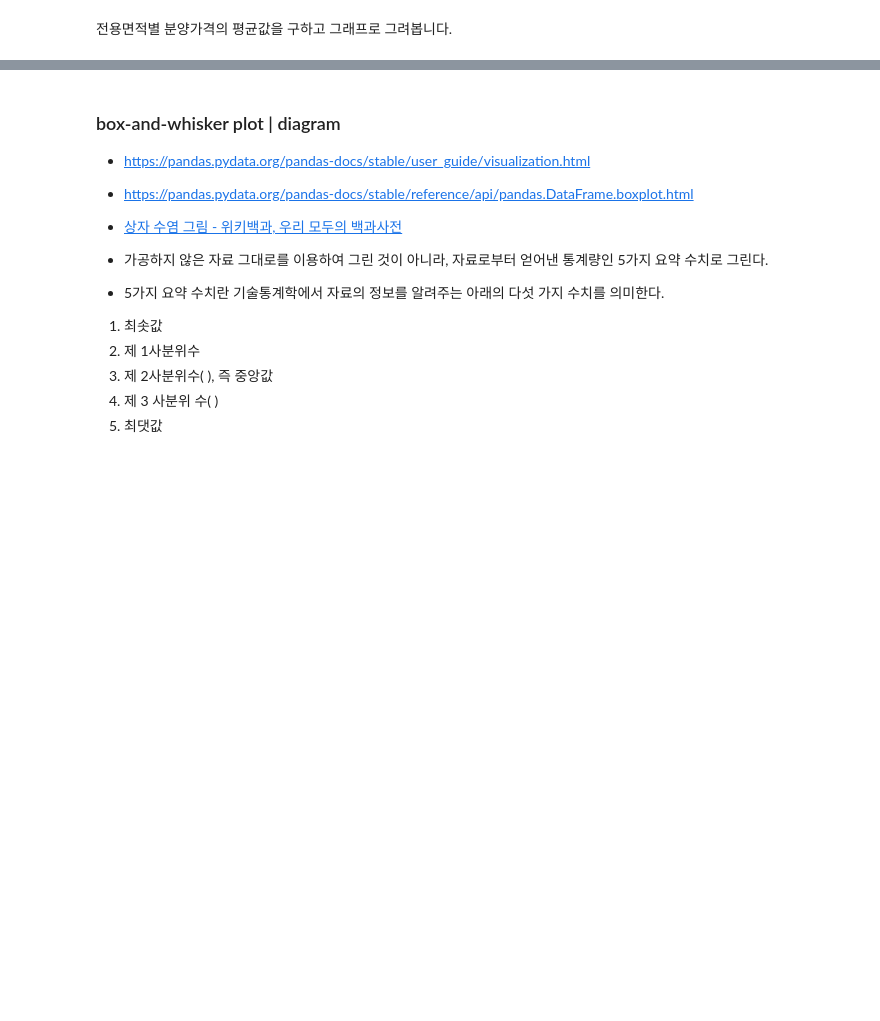
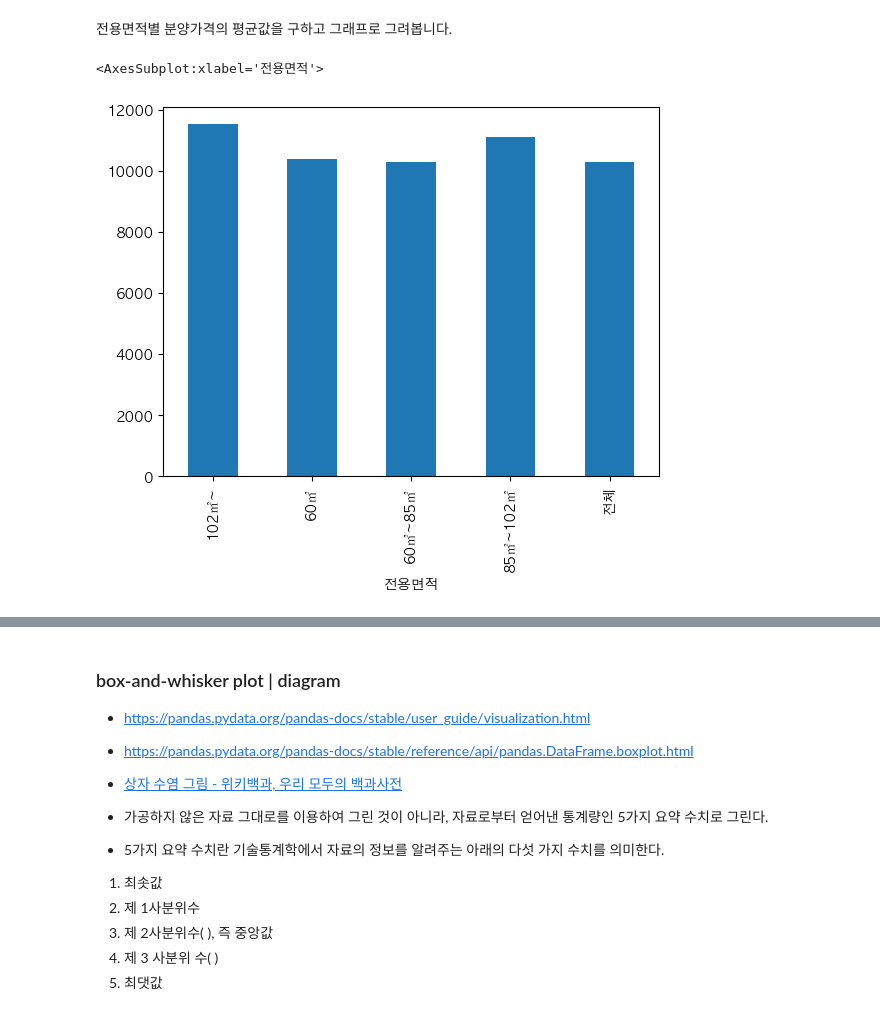
Before and after one commit to kngsujng/Data-Analysis_Study, a Jupyter notebook: open-data-analysis-basic-master/01-apt-price-input.ipynb, the cells around one changed output, grey strips where cells are left out. Saved outputs shown, nothing was run; the diff lists cells and outputs as text; code cells hidden in the pictures; blank space fills up the shorter version.

```diff
--- a/open-data-analysis-basic-master/01-apt-price-input.ipynb
+++ b/open-data-analysis-basic-master/01-apt-price-input.ipynb
@@ -640,5 +655,10 @@ seaborn을 사용했을 때보다 pandas를 사용해서 시각화를 할 때의
 전용면적별 분양가격의 평균값을 구하고 그래프로 그려봅니다.
 # %%
 # 전용면적으로 평당분양가격의 평균을 구하고 막대그래프(bar)로 시각화 합니다.
+
+df_last.groupby(['전용면적'])['평당분양가격'].mean().plot.bar()
+# %% [output]
+<AxesSubplot:xlabel='전용면적'>
+[figure, added]
 # %%
 # 연도별 평당분양가격의 평균을 구하고 막대그래프(bar)로 시각화 합니다.
```
Also changed, not shown: parts of 4 cells of this notebook.
